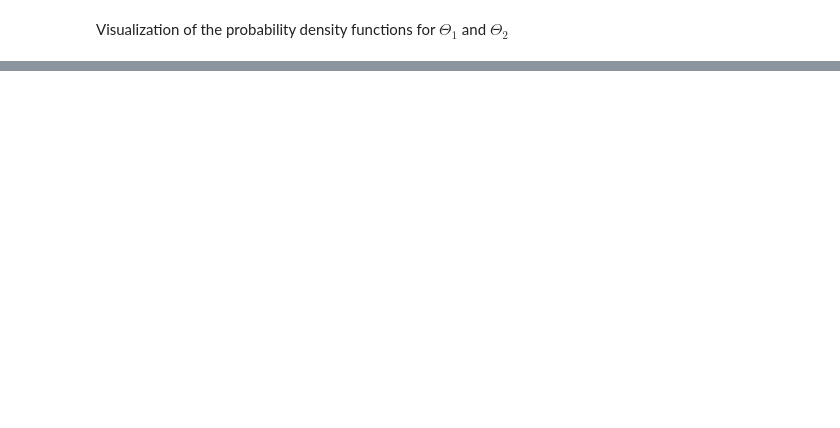
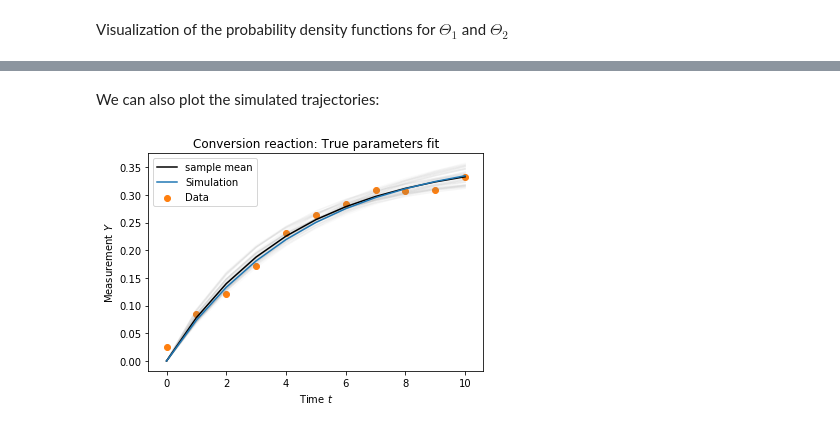
Before and after one commit to ICB-DCM/pyABC, a Jupyter notebook: doc/examples/conversion_reaction.ipynb, the cells around one changed output, grey strips where cells are left out. Saved outputs shown, nothing was run; the diff lists cells and outputs as text; code cells hidden in the pictures; blank space fills up the shorter version.

Commit message:
add data plot to conversion reaction notebook; fix data notebook; improve display in parameter_inference notebook

```diff
--- a/doc/examples/conversion_reaction.ipynb
+++ b/doc/examples/conversion_reaction.ipynb
@@ -162,0 +169,27 @@ for t in range(h.max_t+1):
+# %% [markdown]
+We can also plot the simulated trajectories:
+# %%
+_, ax = plt.subplots()
+
+def plot_data(sum_stat, weight, ax, **kwargs):
+    ax.plot(measurement_times, sum_stat['X_2'], color='grey', alpha=2 * weight)
+
+def plot_mean(sum_stats, weights, ax, **kwargs):
+    weights = np.array(weights)
+    weights /= weights.sum()
+    data = np.array([sum_stat['X_2'] for sum_stat in sum_stats])
+    mean = (data * weights.reshape((-1, 1))).sum(axis=0)
+    ax.plot(measurement_times, mean, color='k', label='sample mean')
+
+ax = plot_data_callback(h, plot_data, plot_mean, ax=ax)
+
+plt.plot(true_trajectory, color="C0", label='Simulation')
+plt.scatter(measurement_times, measurement_data,
+            color="C1", label='Data')
+plt.xlabel('Time $t$')
+plt.ylabel('Measurement $Y$')
+plt.title('Conversion reaction: True parameters fit')
+plt.legend()
+plt.show()
+# %% [output]
+[figure, added]
```
Also changed, not shown: parts of 5 cells of this notebook, 2 other files.
